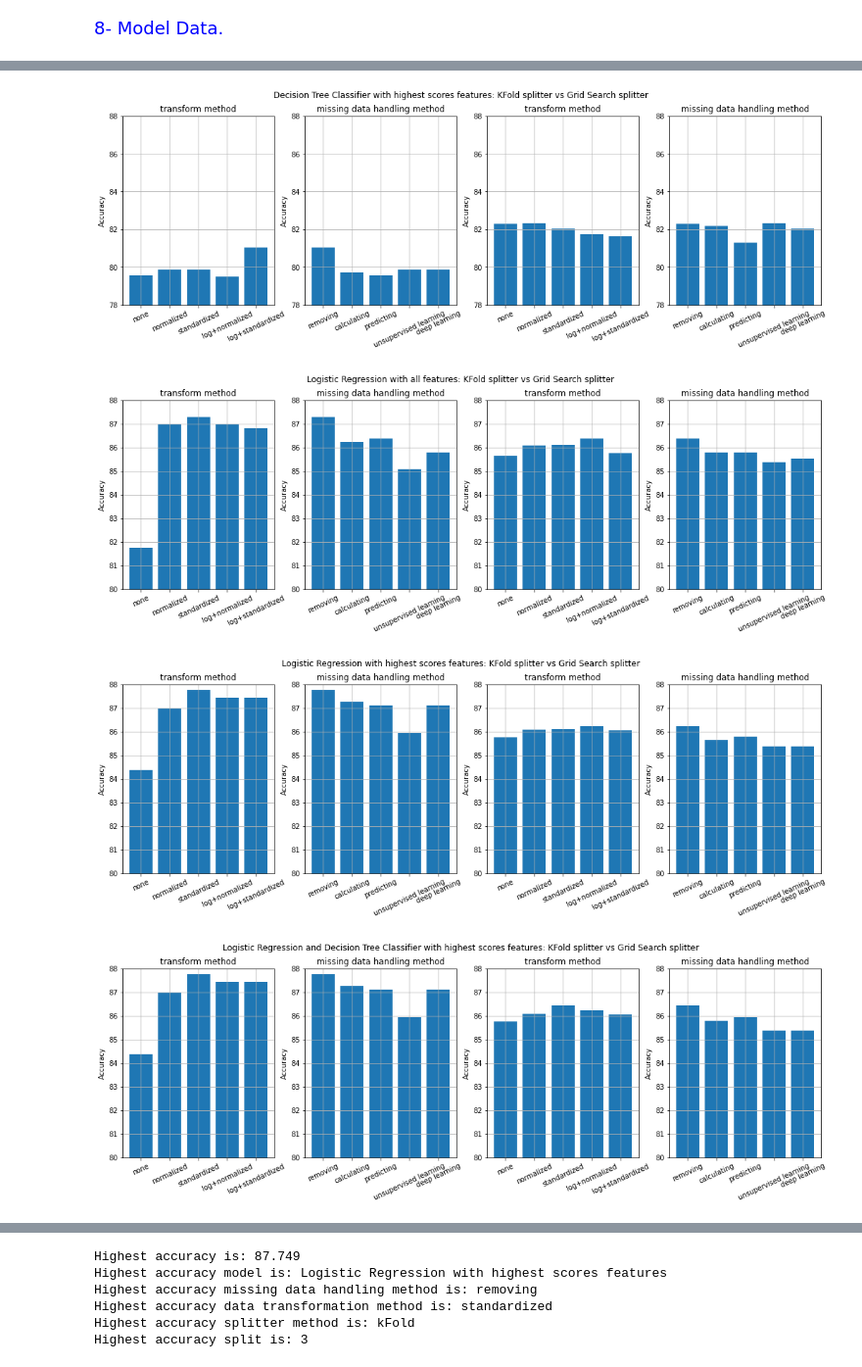
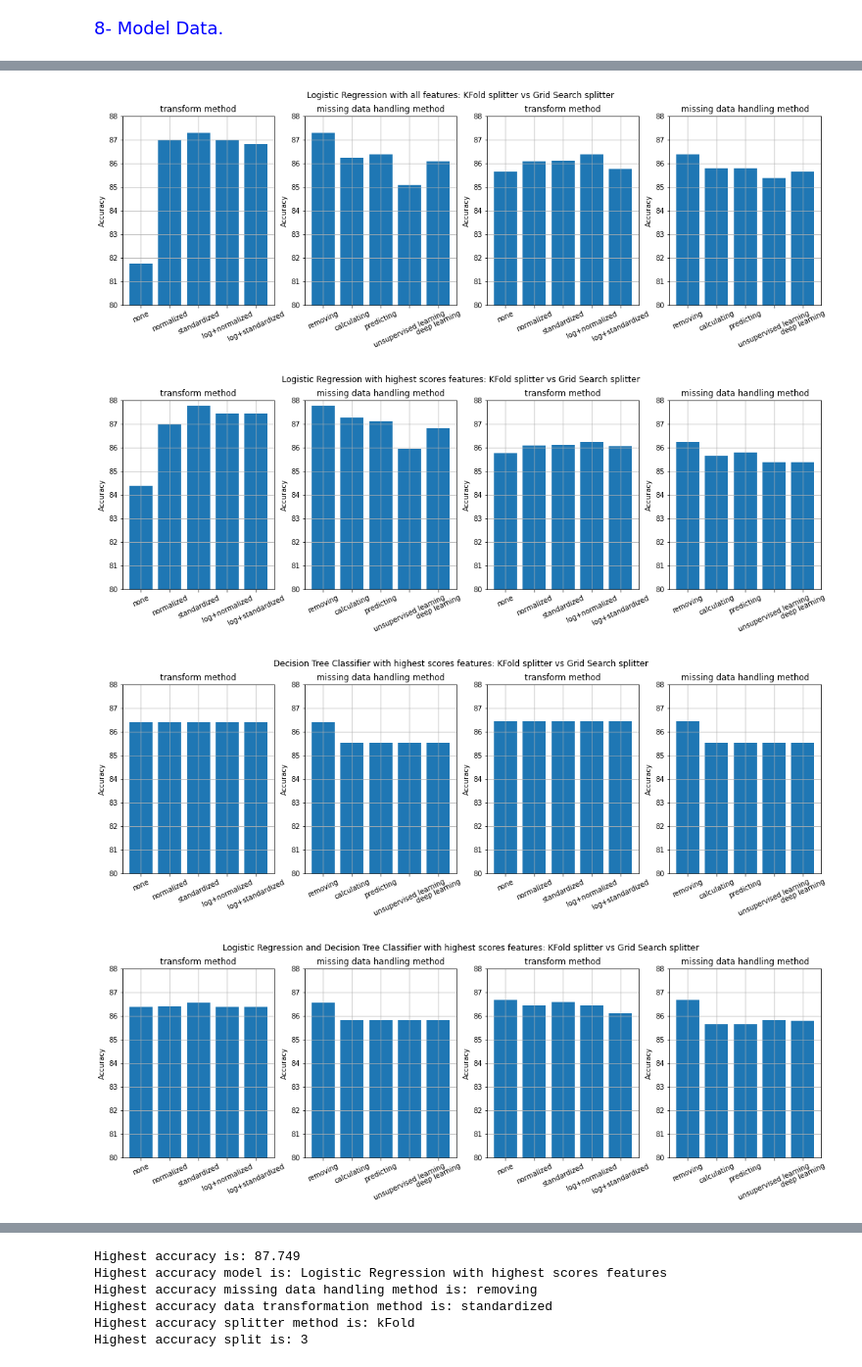
Before and after one commit to lebaz20/credit-approval-ml, a Jupyter notebook: project.ipynb, the cells around one changed output, grey strips where cells are left out. Shown at 98% size. Cells and saved outputs as stored; diff of their text form; code cells hidden in the pictures.

Commit message:
Fix decision tree accuracy problem

```diff
--- a/project.ipynb
+++ b/project.ipynb
@@ -852,7 +852,7 @@ def modelData(hasLeastScoresFeatures):
             print('Accuracy %s: %.3f%% avg (%.3f std) with %s transform' % (datasetType, np.mean(scores)*100, np.std(scores), transformType))
     return allScores
 # %%
-models = ["Decision Tree Classifier with highest scores features", "Logistic Regression with all features", "Logistic Regression with highest scores features", "Logistic Regression and Decision Tree Classifier with highest scores features"]
+models = ["Logistic Regression with all features", "Logistic Regression with highest scores features", "Decision Tree Classifier with highest scores features", "Logistic Regression and Decision Tree Classifier with highest scores features"]
 
 def processTestResults(testResults):
     processedTestResults = deepcopy(testResults)
@@ -894,7 +894,7 @@ def processTestResults(testResults):
 
 def getAllResultsNamed():
     allResultsNamed = {}
-    allResults = [processTestResults(highestScoresFeaturesDecisionTreeTestResults),processTestResults(allFeaturesLogisticRegressionTestResults),processTestResults(highestScoresFeaturesLogisticRegressionTestResults),processTestResults(highestScoresFeaturesEnsembledTestResults)]
+    allResults = [processTestResults(allFeaturesLogisticRegressionTestResults),processTestResults(highestScoresFeaturesLogisticRegressionTestResults),processTestResults(highestScoresFeaturesDecisionTreeTestResults),processTestResults(highestScoresFeaturesEnsembledTestResults)]
     resultTypes = ["testResultsDataFrame","testResultsDataFrameSplitsSummarized","kFoldTransformsSummarized","kFoldDatasetsSummarized","gridSearchTransformsSummarized","gridSearchDatasetsSummarized"]
     for modelIndex, modelName in enumerate(models):
         allResultsNamed[modelName] = {}
@@ -1119,14 +1105,12 @@ Plot test results for Logistic Regression vs Decision tree classifier models:
 # %%
 for modelName in models:
     ylim=(80, 88)
-    if modelName == "Decision Tree Classifier with highest scores features":
-        ylim=(78, 88)
     plotSummarizedResults(modelName, ylim=ylim)
 # %% [output]
-[figure, old version]
+[figure, new version]
-[figure, old version]
+[figure, new version]
-[figure, old version]
+[figure, new version]
-[figure, old version]
+[figure, new version]
 # %%
 for modelName in models:
     ylim=(78, 88)
```
Also changed, not shown: parts of 13 cells of this notebook.
